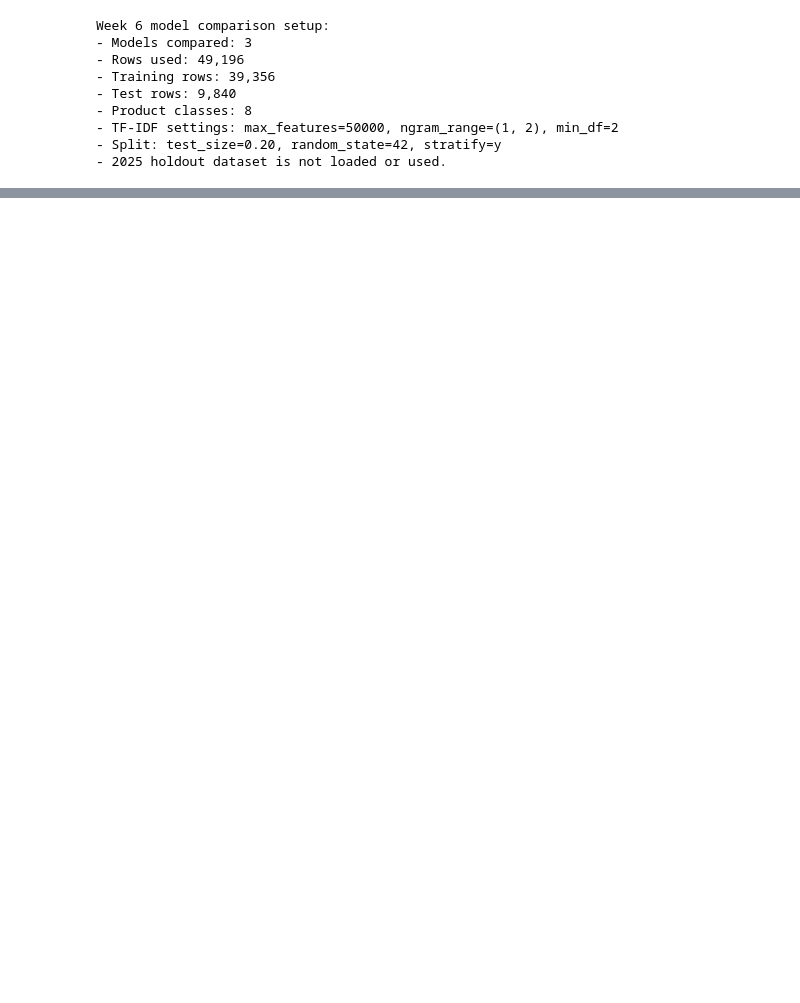
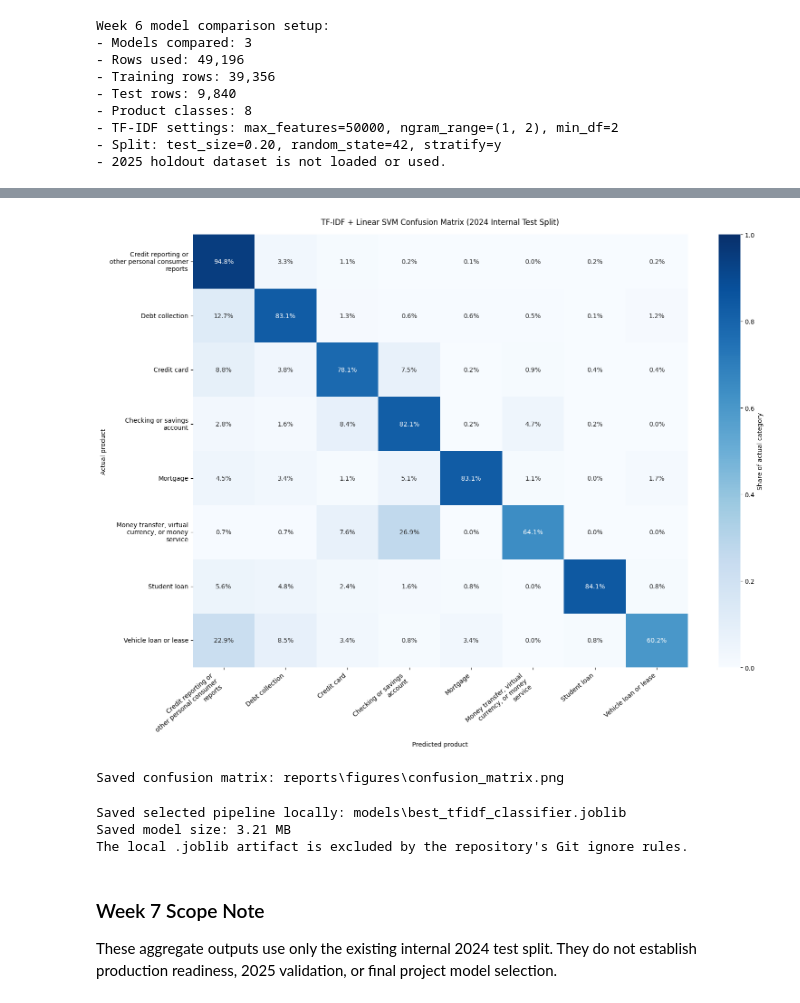
Before and after one commit to rihua-tech/financial-complaint-auto-routing-nlp, a Jupyter notebook: notebooks/04_sklearn_baseline_model.ipynb, the cells around one changed output, grey strips where cells are left out. Cells and saved outputs as stored; diff of their text form; code cells hidden in the pictures; blank space fills up the shorter version.

Commit message:
Add Week 7 evaluation outputs and error analysis

```diff
--- a/notebooks/04_sklearn_baseline_model.ipynb
+++ b/notebooks/04_sklearn_baseline_model.ipynb
@@ -425,0 +437,16 @@ Selection rationale:
+# %%
+import textwrap
+
+import joblib
+import matplotlib.pyplot as plt
+import seaborn as sns
+from sklearn.metrics import confusion_matrix
+
+
+FIGURES_DIR = PROJECT_ROOT / "reports" / "figures"
+MODEL_DIR = PROJECT_ROOT / "models"
+CONFUSION_MATRIX_PATH = FIGURES_DIR / "confusion_matrix.png"
+MODEL_PATH = MODEL_DIR / "best_tfidf_classifier.joblib"
+
+FIGURES_DIR.mkdir(parents=True, exist_ok=True)
+MODEL_DIR.mkdir(parents=True, exist_ok=True)
@@ -425,0 +592,49 @@ Selection rationale:
+# %%
+wrapped_labels = [textwrap.fill(label, width=24) for label in selected_classes]
+
+fig, ax = plt.subplots(figsize=(16, 12))
+sns.heatmap(
+    confusion_normalized,
+    annot=True,
+    fmt=".1%",
+    cmap="Blues",
+    vmin=0,
+    vmax=1,
+    xticklabels=wrapped_labels,
+    yticklabels=wrapped_labels,
+    cbar_kws={"label": "Share of actual category"},
+    ax=ax,
+)
+ax.set_title("TF-IDF + Linear SVM Confusion Matrix (2024 Internal Test Split)", pad=16)
+ax.set_xlabel("Predicted product")
+ax.set_ylabel("Actual product")
+ax.tick_params(axis="x", labelrotation=40)
+for tick_label in ax.get_xticklabels():
+    tick_label.set_horizontalalignment("right")
+ax.tick_params(axis="y", labelrotation=0)
+
+# Save the row-normalized matrix as the Week 7 aggregate evaluation visual.
+fig.tight_layout()
+fig.savefig(CONFUSION_MATRIX_PATH, dpi=200, bbox_inches="tight")
+plt.show()
+
+print(f"Saved confusion matrix: {CONFUSION_MATRIX_PATH.relative_to(PROJECT_ROOT)}")
+# %% [output]
+[figure, added]
+Saved confusion matrix: reports\figures\confusion_matrix.png
+# %%
+# Save the fitted Week 6 selection locally; .gitignore excludes this artifact.
+joblib.dump(selected_pipeline, MODEL_PATH, compress=3)
+model_size_mb = MODEL_PATH.stat().st_size / (1024 ** 2)
+
+print(f"Saved selected pipeline locally: {MODEL_PATH.relative_to(PROJECT_ROOT)}")
+print(f"Saved model size: {model_size_mb:.2f} MB")
+print("The local .joblib artifact is excluded by the repository's Git ignore rules.")
+# %% [output]
+Saved selected pipeline locally: models\best_tfidf_classifier.joblib
+Saved model size: 3.21 MB
+The local .joblib artifact is excluded by the repository's Git ignore rules.
+# %% [markdown]
+### Week 7 Scope Note
+
+These aggregate outputs use only the existing internal 2024 test split. They do not establish production readiness, 2025 validation, or final project model selection.
```
Also changed, not shown: parts of 12 cells of this notebook, 3 other files.
